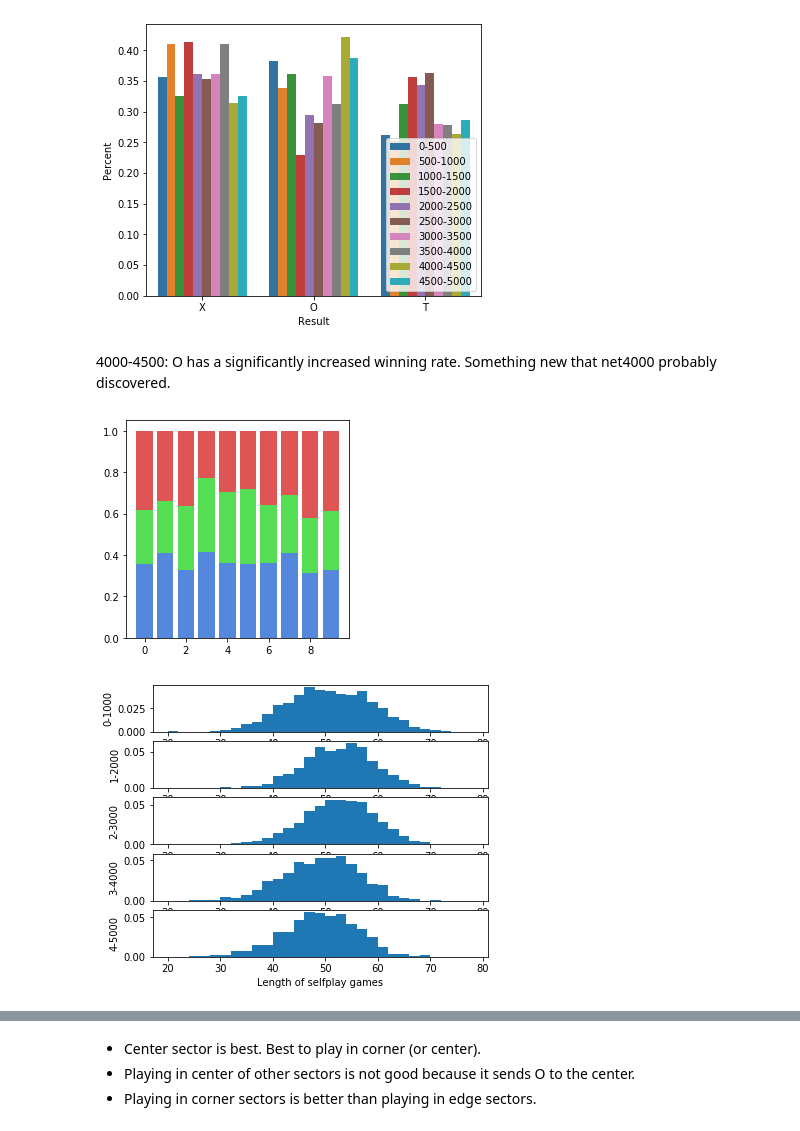
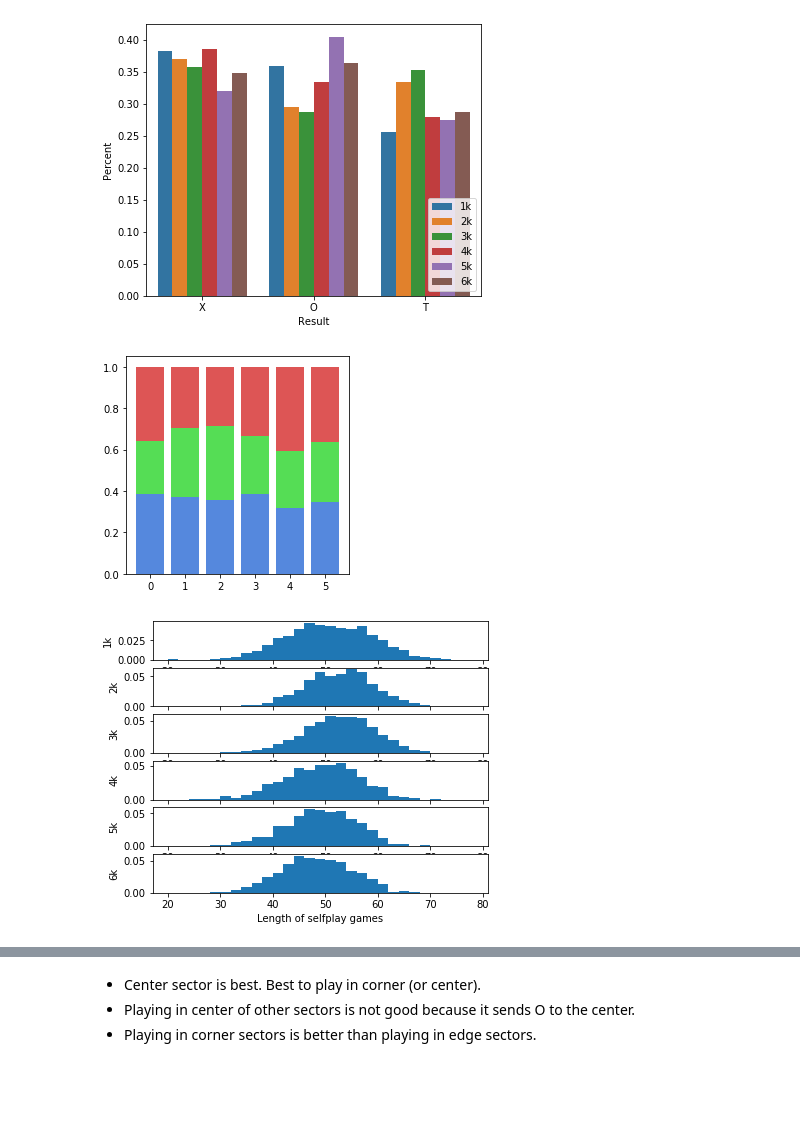
Before and after one commit to fqjin/ultimate-tictactoe, a Jupyter notebook: notebooks/Selfplay.ipynb, the cells around one changed output, grey strips where cells are left out. Cells and saved outputs as stored; diff of their text form; code cells hidden in the pictures; blank space fills up the shorter version.

Commit message:
Add net6000 results

```diff
--- a/notebooks/Selfplay.ipynb
+++ b/notebooks/Selfplay.ipynb
@@ -30,8 +30,8 @@ Got 5000 games
 # %%
 data = pd.DataFrame(columns=['Games', 'X', 'O', 'T'])
-for i in range(0, len(results), 500):
-    hist = np.histogram(results[i:i+500], bins=[1,2,3,4], density=True)[0]
-    data = data.append({'Games': f'{i}-{i+500}',
+for i in range(0, len(results), 1000):
+    hist = np.histogram(results[i:i+1000], bins=[1,2,3,4], density=True)[0]
+    data = data.append({'Games': f'{i//1000+1}k',
                         'X': hist[0],
                         'O': hist[1],
                         'T': hist[2],
@@ -43,9 +43,7 @@ sns.barplot(x='Result', y='Percent', hue='Games', data=data, ci=None)
 plt.legend(loc='lower right')
 plt.show()
 # %% [output]
-[figure, old version]
+[figure, new version]
-# %% [markdown]
-4000-4500: O has a significantly increased winning rate. Something new that net4000 probably discovered.
 # %%
 n = len(data) // 3
 dat = data['Percent'].to_numpy()
@@ -55,18 +53,18 @@ plt.bar(np.arange(n), dat[0:n]+dat[2*n:], color='#55dd55')
 plt.bar(np.arange(n), dat[0:n], color='#5588dd')
 plt.show()
 # %% [output]
-[figure, old version]
+[figure, new version]
 # %%
 n = (len(results)+999) // 1000
 plt.subplots(figsize=(6,5))
 for i in range(n):
     plt.subplot(n, 1, i+1)
     plt.hist(len_games[1000*i:1000*(i+1)], bins=np.arange(20, 80, 2), density=True)
-    plt.ylabel(f'{i}-{1000*(i+1)}')
+    plt.ylabel(f'{i+1}k')
 plt.xlabel('Length of selfplay games')
 plt.show()
 # %% [output]
-[figure, old version]
+[figure, new version]
 # %%
 def plot_first_moves(first_moves):
     grid = np.zeros((9,9))
```
Also changed, not shown: parts of 11 cells of this notebook, 6 other files.
